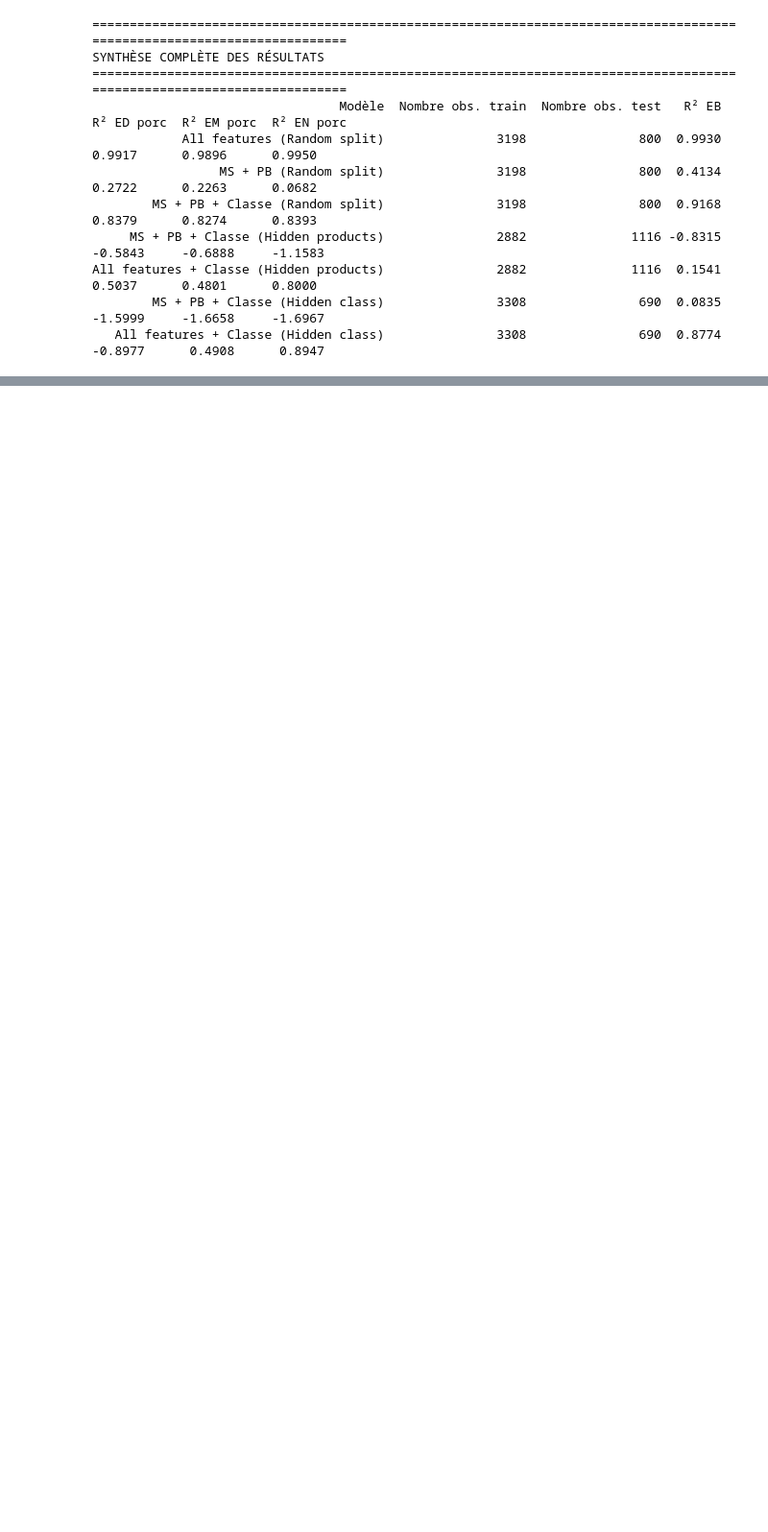
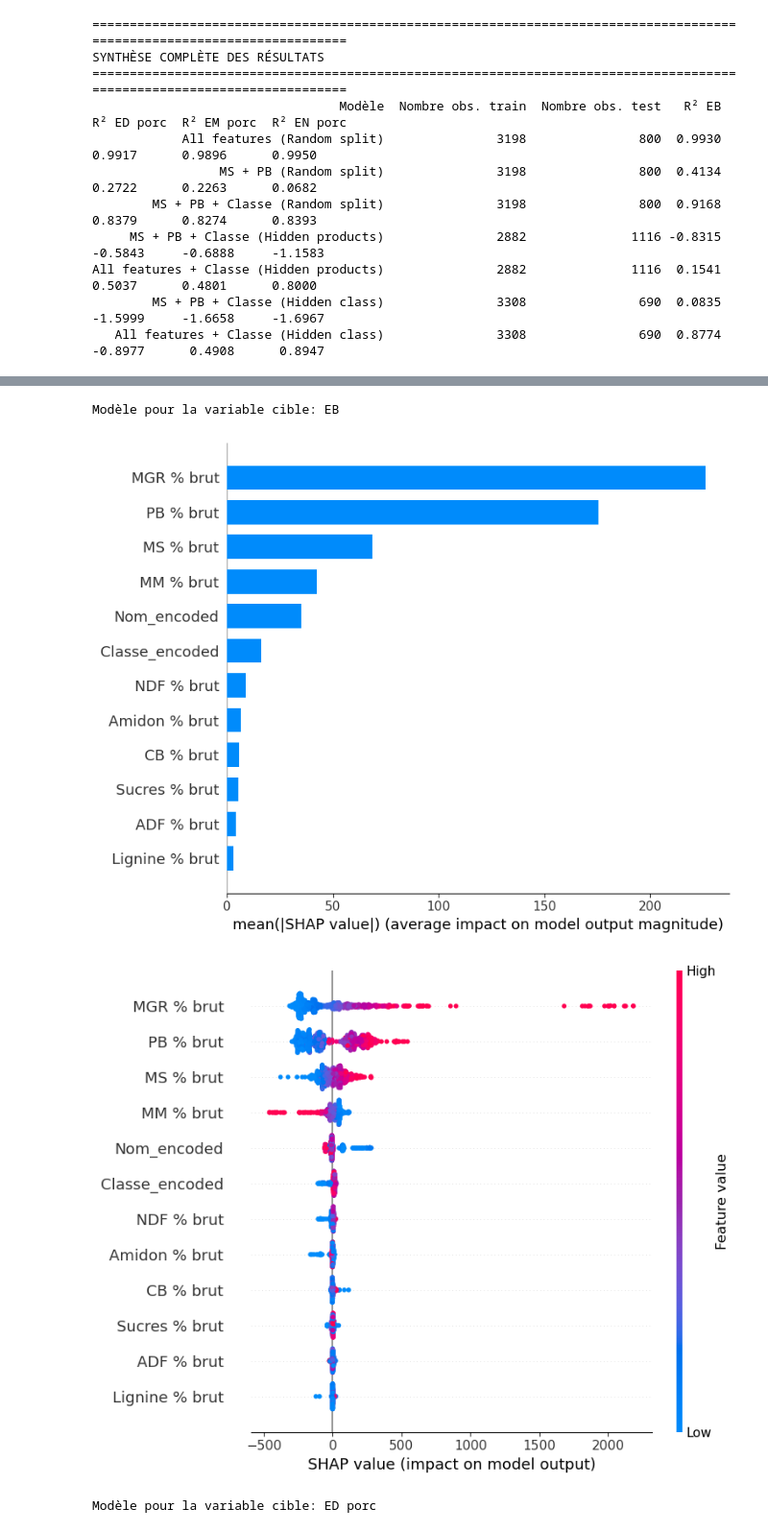
Before and after one commit to PJGouze/projet_fil_rouge, a Jupyter notebook: Regressor_Deux/test_preliminaire.ipynb, the cells around one changed output, grey strips where cells are left out. Shown at 96% size. Drawn from its saved outputs; the diff is of its cells as text; code cells hidden in the pictures; blank space fills up the shorter version.

Commit message:
Ajout SHAP values

```diff
--- a/Regressor_Deux/test_preliminaire.ipynb
+++ b/Regressor_Deux/test_preliminaire.ipynb
@@ -801,0 +804,43 @@ All features + Classe (Hidden products)               2882              1116  0.
+# %%
+import shap
+import matplotlib.pyplot as plt
+import warnings
+warnings.filterwarnings('ignore', category=FutureWarning)
+
+X_train_shap = X_train_all.copy()
+X_test_shap = X_test_all.copy()
+
+# Ajouter Nom et Classe encodée
+le = LabelEncoder()
+le.fit(data['Nom'].values)
+X_train_shap['Nom_encoded'] = le.transform(data.loc[X_train_all.index, 'Nom'].values)
+X_test_shap['Nom_encoded'] = le.transform(data.loc[X_test_all.index, 'Nom'].values)
+
+le_classe = LabelEncoder()
+le_classe.fit(data['Classe'].values)
+X_train_shap['Classe_encoded'] = le_classe.transform(data.loc[X_train_all.index, 'Classe'].values)
+X_test_shap['Classe_encoded'] = le_classe.transform(data.loc[X_test_all.index, 'Classe'].values)
+
+df_perf, models_dict = train_xgboost_models(
+    X_train_shap, X_test_shap, y_train_all, y_test_all,
+    vars_cibles, noms_simplifies
+)
+
+# Visualisations SHAP
+for target in vars_cibles[:4]:
+    print(f"Modèle pour la variable cible: {noms_simplifies[target]}")
+    model = models_dict[target]
+
+    explainer = shap.TreeExplainer(model)
+    shap_values = explainer.shap_values(X_test_shap)
+
+    # --- VISUALISATION 1 : Importance Globale ---
+    shap.summary_plot(shap_values, X_test_shap, plot_type="bar")
+
+    # --- VISUALISATION 2 : Impact et Distribution (Beeswarm) ---
+    shap.summary_plot(shap_values, X_test_shap)
+# %% [output]
+Modèle pour la variable cible: EB
+[figure, added]
+[figure, added]
+Modèle pour la variable cible: ED porc
```
Also changed, not shown: parts of 2 cells of this notebook.
